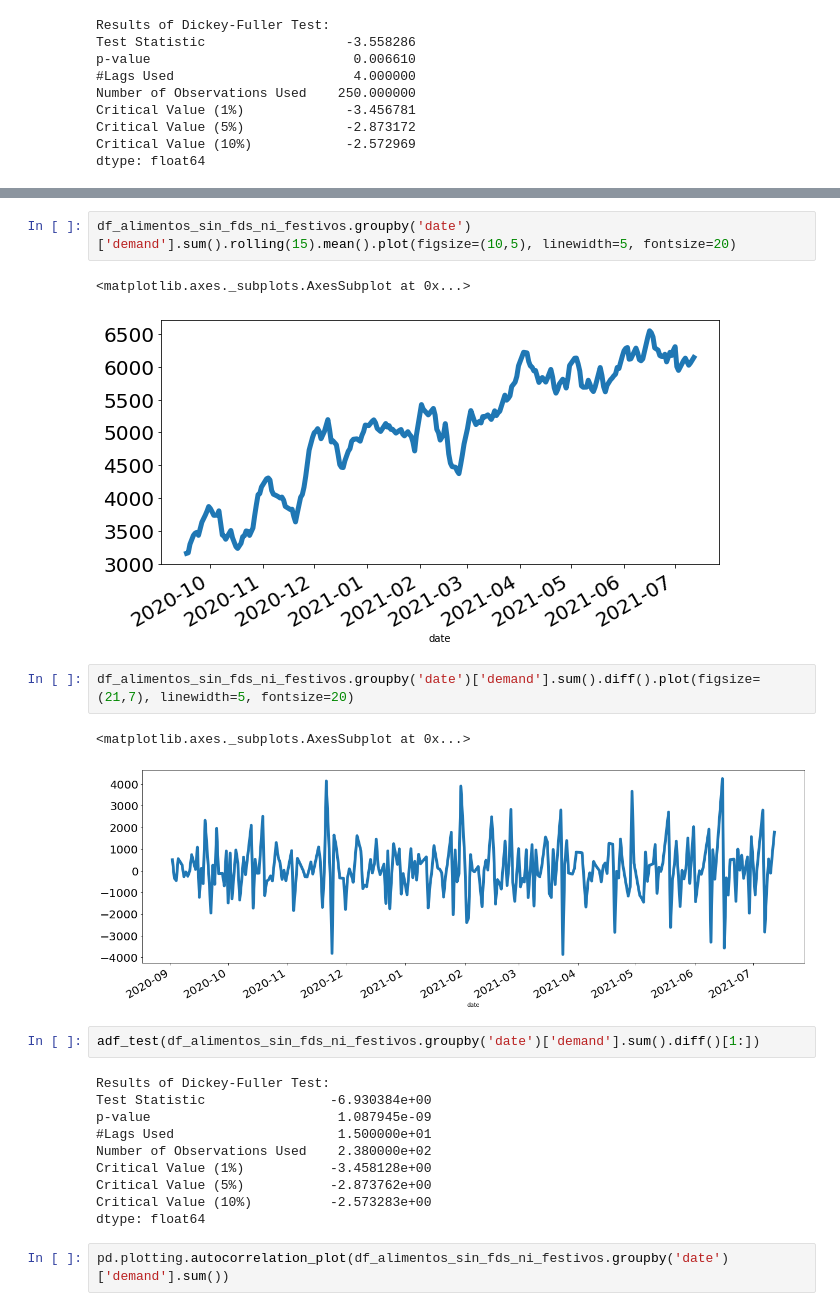
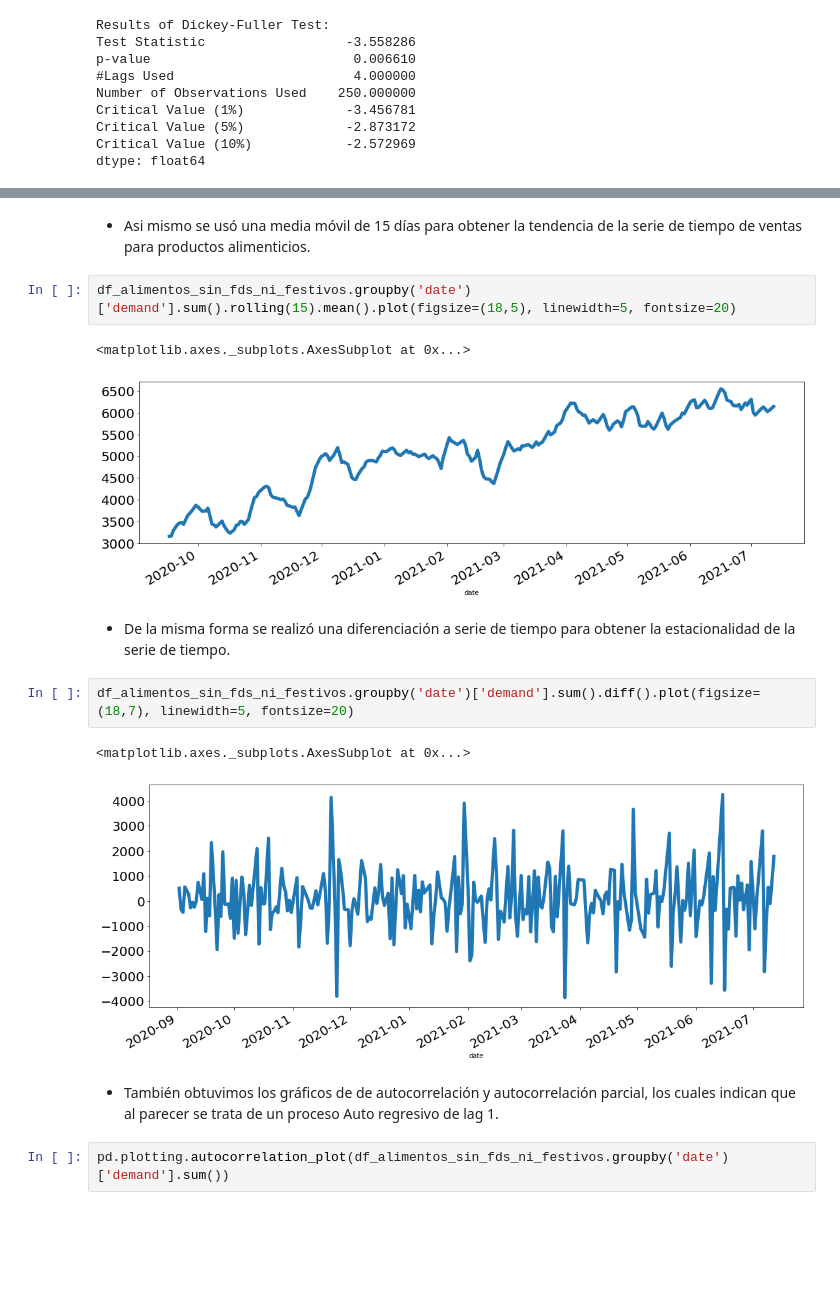
Before and after one commit to zerodarkzone/AdvancedMethodsDataAnalysisClassGrupo4202119, a Jupyter notebook: Exercises/Proyecto1-TimeSeries.ipynb, the cells around one changed output, grey strips where cells are left out. Cells and saved outputs as stored; diff of their text form; blank space fills up the shorter version.

```diff
--- a/Exercises/Proyecto1-TimeSeries.ipynb
+++ b/Exercises/Proyecto1-TimeSeries.ipynb
@@ -173,25 +138,19 @@ df_no_alimentos_sin_fds_ni_festivos.groupby('date')['demand'].sum().plot()
+# %% [markdown]
+- Asi mismo se usó una media móvil de 15 días para obtener la tendencia de la serie de tiempo de ventas para productos alimenticios.
 # %%
-df_alimentos_sin_fds_ni_festivos.groupby('date')['demand'].sum().rolling(15).mean().plot(figsize=(10,5), linewidth=5, fontsize=20)
+df_alimentos_sin_fds_ni_festivos.groupby('date')['demand'].sum().rolling(15).mean().plot(figsize=(18,5), linewidth=5, fontsize=20)
 # %% [output]
 <matplotlib.axes._subplots.AxesSubplot at 0x...>
-[figure, old version]
+[figure, new version]
+# %% [markdown]
+- De la misma forma se realizó una diferenciación a serie de tiempo para obtener la estacionalidad de la serie de tiempo.
 # %%
-df_alimentos_sin_fds_ni_festivos.groupby('date')['demand'].sum().diff().plot(figsize=(21,7), linewidth=5, fontsize=20)
+df_alimentos_sin_fds_ni_festivos.groupby('date')['demand'].sum().diff().plot(figsize=(18,7), linewidth=5, fontsize=20)
 # %% [output]
 <matplotlib.axes._subplots.AxesSubplot at 0x...>
-[figure, old version]
+[figure, new version]
-# %%
-adf_test(df_alimentos_sin_fds_ni_festivos.groupby('date')['demand'].sum().diff()[1:])
-# %% [output]
-Results of Dickey-Fuller Test:
-Test Statistic                -6.930384e+00
-p-value                        1.087945e-09
-#Lags Used                     1.500000e+01
-Number of Observations Used    2.380000e+02
-Critical Value (1%)           -3.458128e+00
-Critical Value (5%)           -2.873762e+00
-Critical Value (10%)          -2.573283e+00
-dtype: float64
+# %% [markdown]
+- También obtuvimos los gráficos de  de autocorrelación y autocorrelación parcial, los cuales indican que al parecer se trata de un proceso Auto regresivo de lag 1.
 # %%
 pd.plotting.autocorrelation_plot(df_alimentos_sin_fds_ni_festivos.groupby('date')['demand'].sum())
 # %% [output]
```
Also changed, not shown: parts of 48 cells of this notebook.
